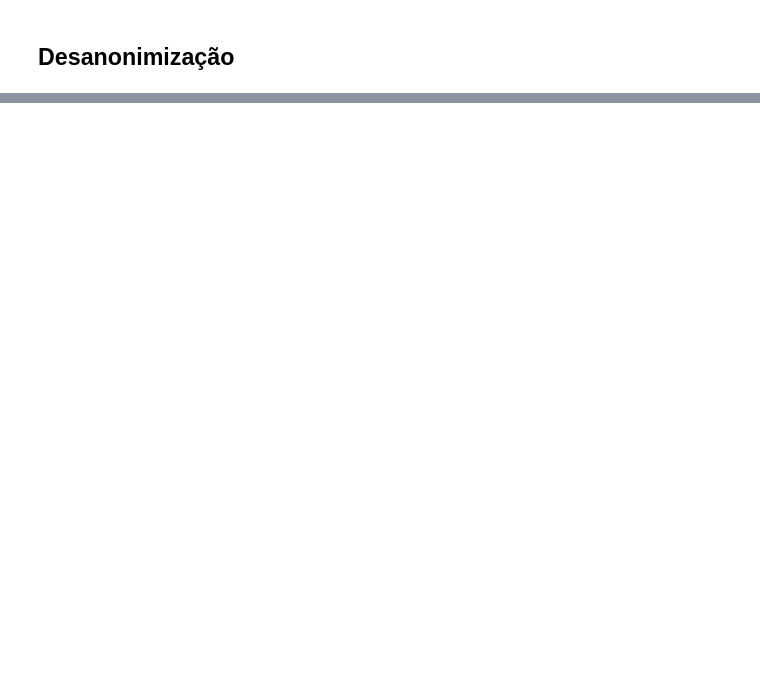
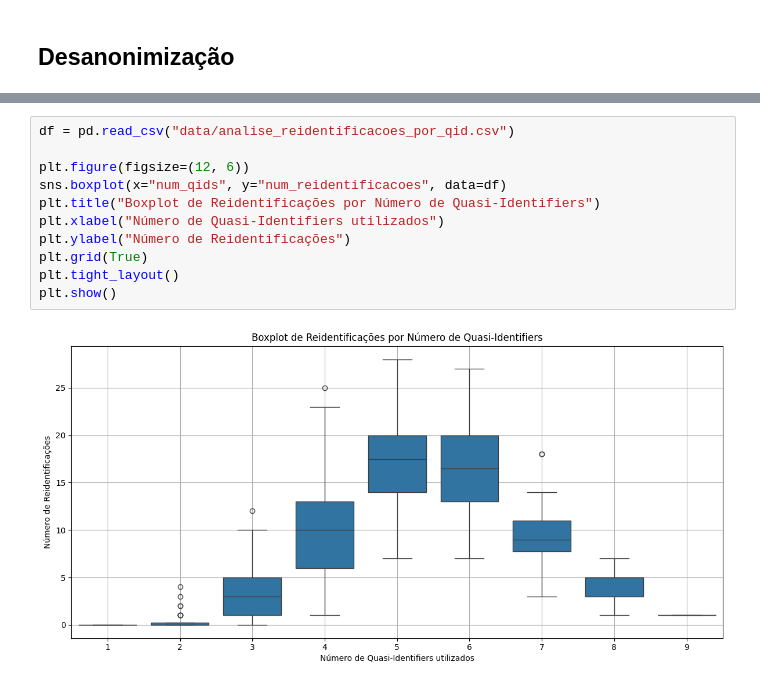
Before and after one commit to FredericoBaker/stateOfTheData_attribute_linkage, a Jupyter notebook: dataset_analysis.ipynb, the cells around one changed output, grey strips where cells are left out. Drawn from its saved outputs; the diff is of its cells as text; blank space fills up the shorter version.

```diff
--- a/dataset_analysis.ipynb
+++ b/dataset_analysis.ipynb
@@ -429,0 +409,13 @@ df_resultado.to_csv("possiveis_reidentificacoes.csv", index=False)
+# %%
+df = pd.read_csv("data/analise_reidentificacoes_por_qid.csv")
+
+plt.figure(figsize=(12, 6))
+sns.boxplot(x="num_qids", y="num_reidentificacoes", data=df)
+plt.title("Boxplot de Reidentificações por Número de Quasi-Identifiers")
+plt.xlabel("Número de Quasi-Identifiers utilizados")
+plt.ylabel("Número de Reidentificações")
+plt.grid(True)
+plt.tight_layout()
+plt.show()
+# %% [output]
+[figure, added]
```
Also changed, not shown: parts of 28 cells of this notebook, 11 other files.
